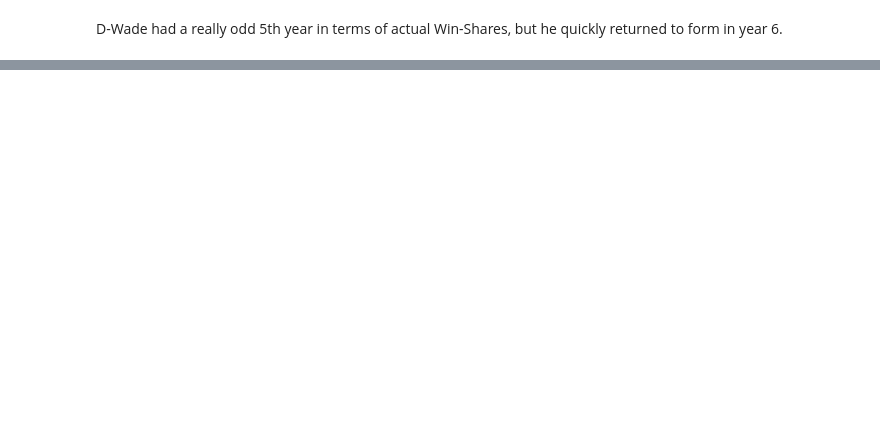
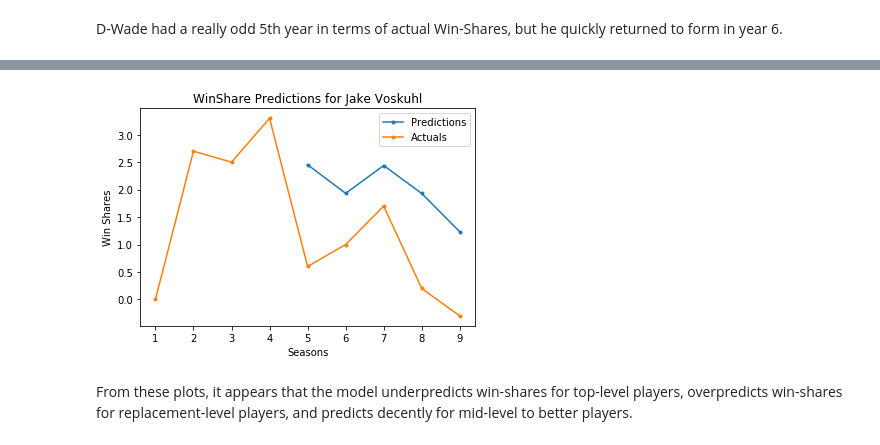
Before and after one commit to KirkAVoss/kv-capstone, a Jupyter notebook: NBAwinshare/Example_Usage_of_Seasonal_Regressor.ipynb, the cells around one changed output, grey strips where cells are left out. Drawn from its saved outputs; the diff is of its cells as text; code cells hidden in the pictures; blank space fills up the shorter version.

```diff
--- a/NBAwinshare/Example_Usage_of_Seasonal_Regressor.ipynb
+++ b/NBAwinshare/Example_Usage_of_Seasonal_Regressor.ipynb
@@ -185,0 +198,6 @@ sr.plot_player_arc(fullstats, 'Vitaly Potapenko', pred_dict)
+# %%
+sr.plot_player_arc(fullstats, 'Jake Voskuhl', pred_dict)
+# %% [output]
+[figure, added]
+# %% [markdown]
+From these plots, it appears that the model underpredicts win-shares for top-level players, overpredicts win-shares for replacement-level players, and predicts decently for mid-level to better players.
```
Also changed, not shown: parts of 56 cells of this notebook, 1 other file.
